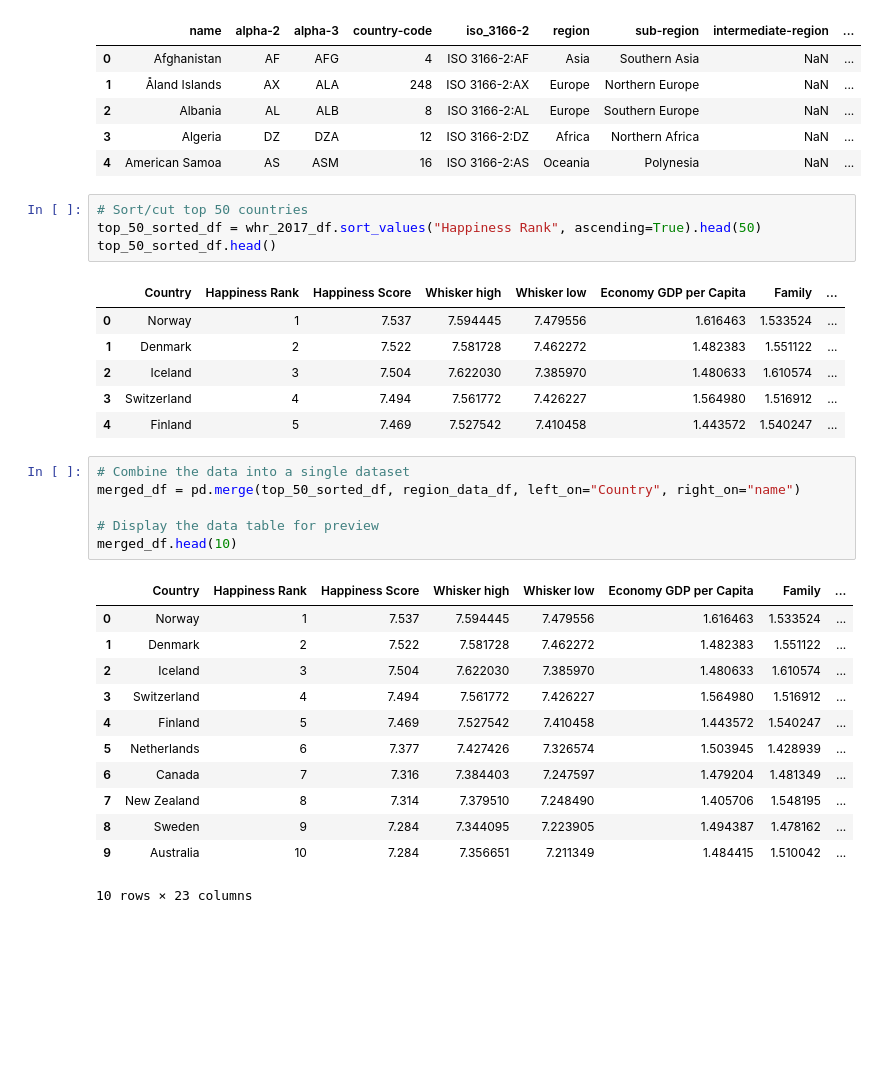
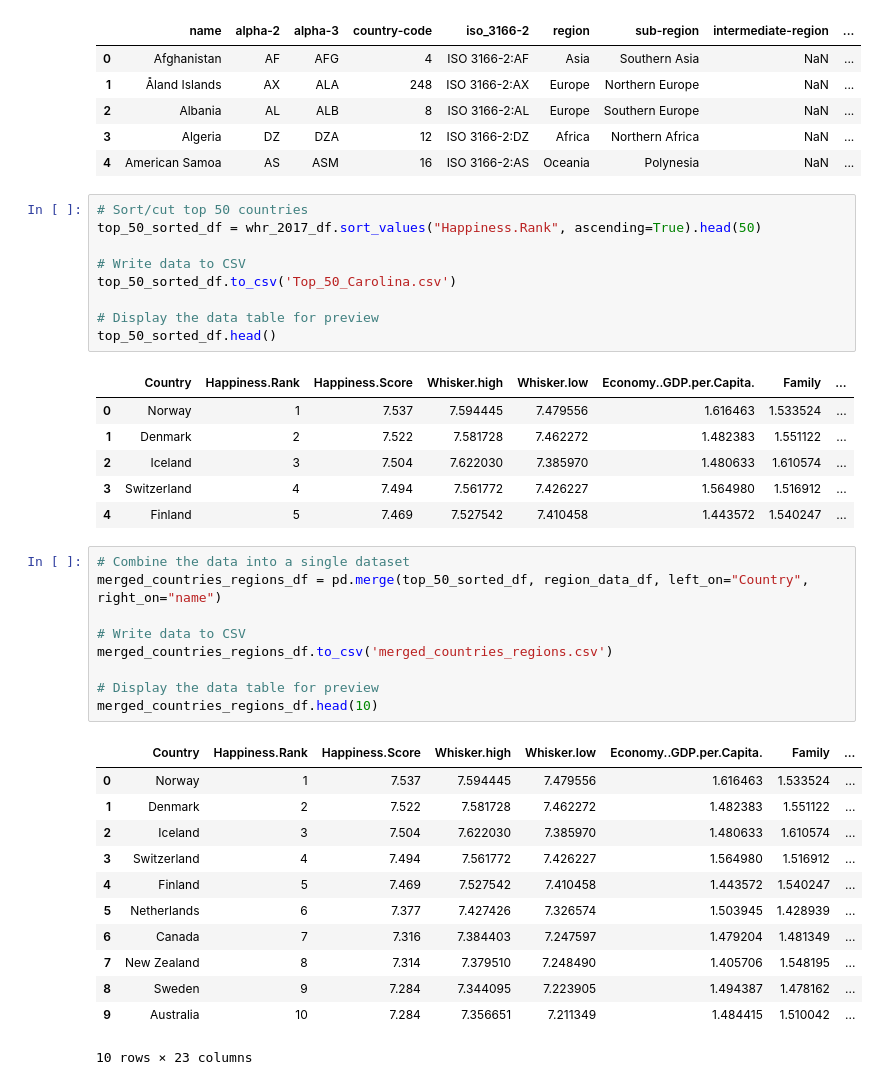
Before and after one commit to JuliaAlsop/An-analysis-of-world-happiness, a Jupyter notebook: Region_Country_Carolina/Carolina_Top_50.ipynb, the cells around one changed output. Cells and saved outputs as stored; diff of their text form; blank space fills up the shorter version.

```diff
--- a/Region_Country_Carolina/Carolina_Top_50.ipynb
+++ b/Region_Country_Carolina/Carolina_Top_50.ipynb
@@ -40,10 +40,15 @@ region_data_df.head()
 | 4 | American Samoa | AS | ASM | 16 | ISO 3166-2:AS | Oceania | Polynesia | NaN | ... |
 # %%
 # Sort/cut top 50 countries
-top_50_sorted_df = whr_2017_df.sort_values("Happiness Rank", ascending=True).head(50)
+top_50_sorted_df = whr_2017_df.sort_values("Happiness.Rank", ascending=True).head(50)
+
+# Write data to CSV
+top_50_sorted_df.to_csv('Top_50_Carolina.csv')
+
+# Display the data table for preview
 top_50_sorted_df.head()
 # %% [output]
-|  | Country | Happiness Rank | Happiness Score | Whisker high | Whisker low | Economy GDP per Capita | Family | ... |
+|  | Country | Happiness.Rank | Happiness.Score | Whisker.high | Whisker.low | Economy..GDP.per.Capita. | Family | ... |
 | 0 | Norway | 1 | 7.537 | 7.594445 | 7.479556 | 1.616463 | 1.533524 | ... |
 | 1 | Denmark | 2 | 7.522 | 7.581728 | 7.462272 | 1.482383 | 1.551122 | ... |
 | 2 | Iceland | 3 | 7.504 | 7.622030 | 7.385970 | 1.480633 | 1.610574 | ... |
@@ -51,12 +56,15 @@ top_50_sorted_df.head()
 | 4 | Finland | 5 | 7.469 | 7.527542 | 7.410458 | 1.443572 | 1.540247 | ... |
 # %%
 # Combine the data into a single dataset
-merged_df = pd.merge(top_50_sorted_df, region_data_df, left_on="Country", right_on="name")
+merged_countries_regions_df = pd.merge(top_50_sorted_df, region_data_df, left_on="Country", right_on="name")
+
+# Write data to CSV
+merged_countries_regions_df.to_csv('merged_countries_regions.csv')
 
 # Display the data table for preview
-merged_df.head(10)
+merged_countries_regions_df.head(10)
 # %% [output]
-|  | Country | Happiness Rank | Happiness Score | Whisker high | Whisker low | Economy GDP per Capita | Family | ... |
+|  | Country | Happiness.Rank | Happiness.Score | Whisker.high | Whisker.low | Economy..GDP.per.Capita. | Family | ... |
 | 0 | Norway | 1 | 7.537 | 7.594445 | 7.479556 | 1.616463 | 1.533524 | ... |
 | 1 | Denmark | 2 | 7.522 | 7.581728 | 7.462272 | 1.482383 | 1.551122 | ... |
 | 2 | Iceland | 3 | 7.504 | 7.622030 | 7.385970 | 1.480633 | 1.610574 | ... |
```
Also changed, not shown: parts of 9 cells of this notebook, 4 other files.
